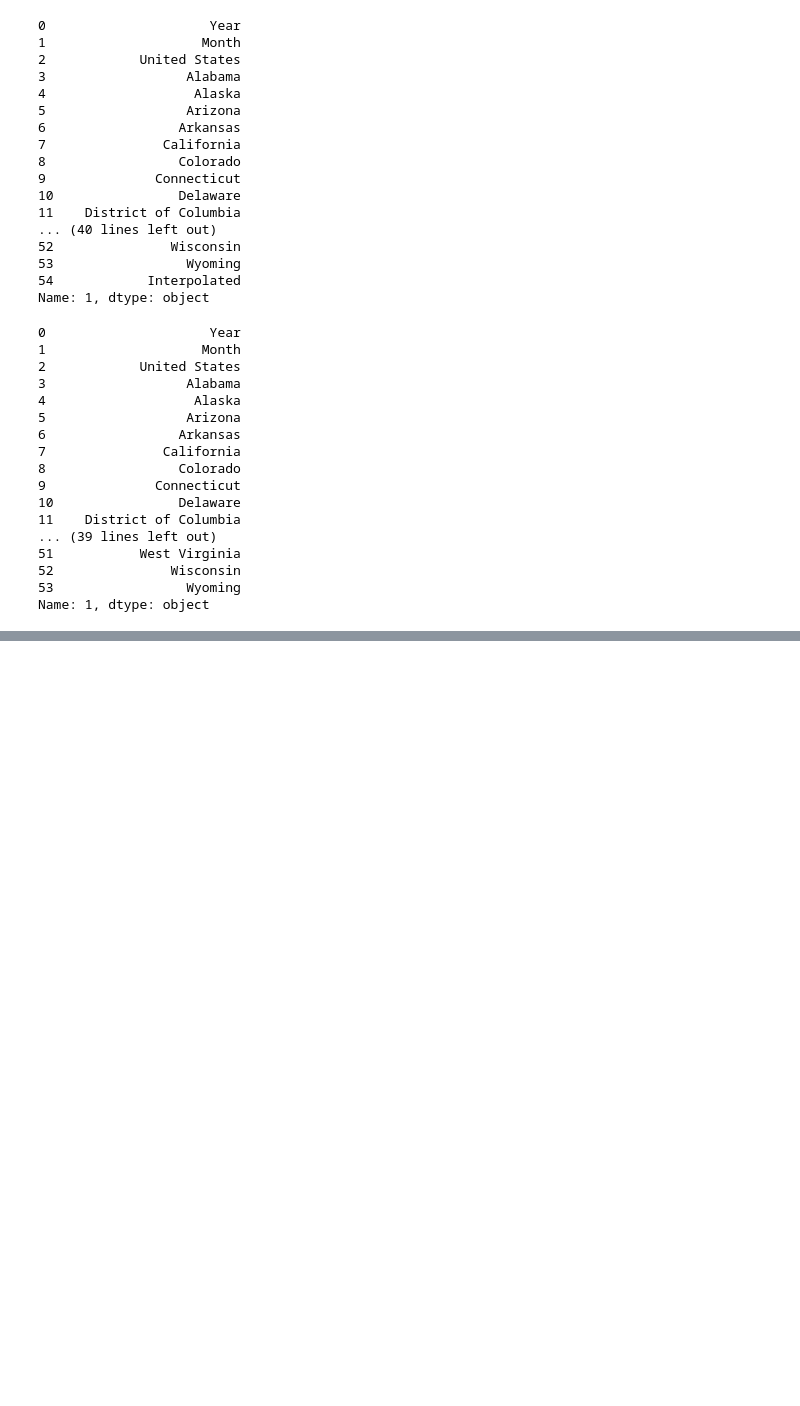
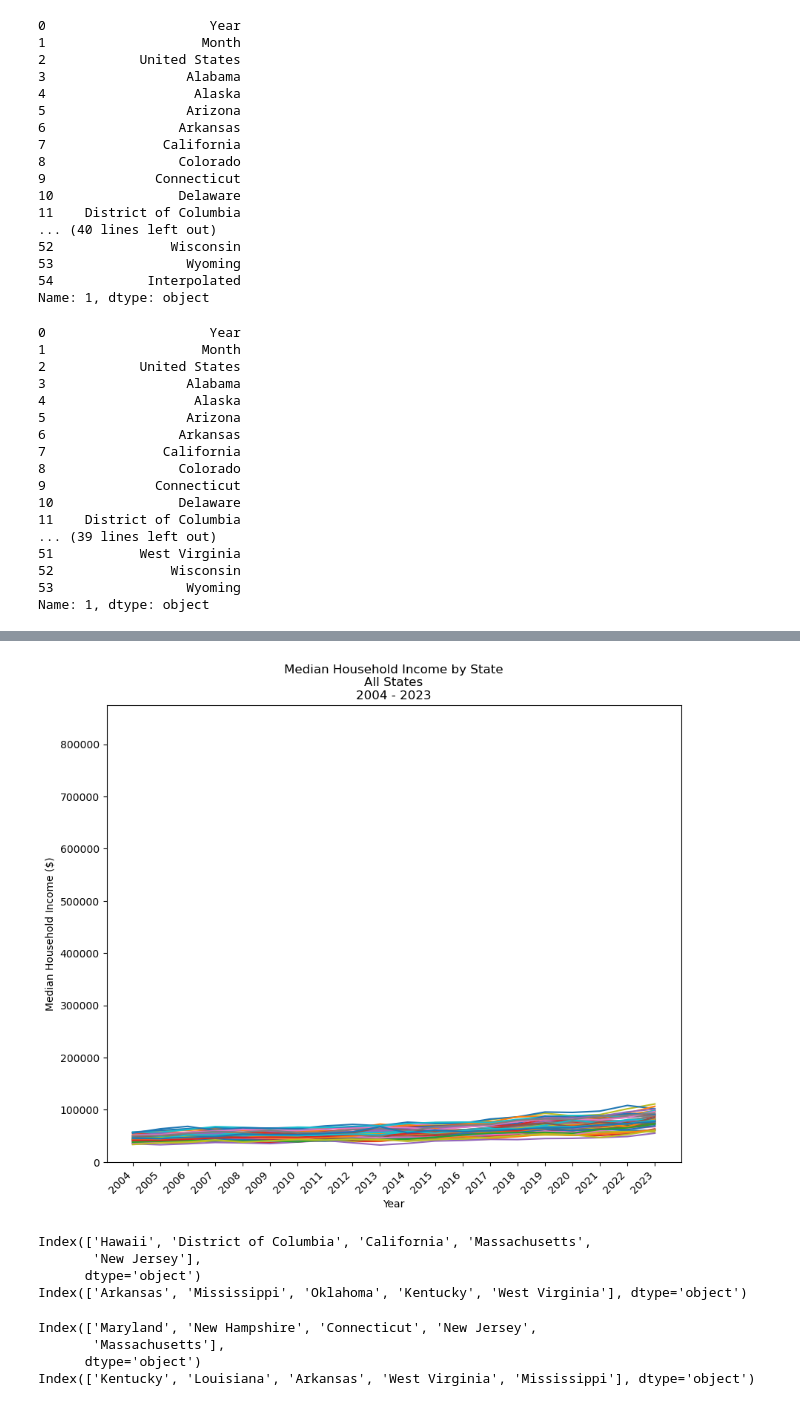
Before and after one commit to d-burke-data/Project_01, a Jupyter notebook: Work_David/Home_Value_vs_Median_Income.ipynb, the cells around one changed output, grey strips where cells are left out. Saved outputs shown, nothing was run; the diff lists cells and outputs as text; code cells hidden in the pictures; blank space fills up the shorter version.

```diff
--- a/Work_David/Home_Value_vs_Median_Income.ipynb
+++ b/Work_David/Home_Value_vs_Median_Income.ipynb
@@ -463,0 +169,52 @@ Saving to: Images/d11_Housing_Affordability_Top_Bottom_2023.png
+# %%
+plt.figure(figsize=(10,8))
+plt.plot(median_income_df.iloc[:,start_column:end_column])
+
+fig_xticks = range(0, len(median_income_df), 1)
+fig_labels = median_income_df['Year'][::1]
+plt.xticks(fig_xticks, labels=fig_labels, rotation=45, horizontalalignment='right')
+plt.title(f"Median Household Income by State\nAll States\n{fig_labels.iloc[0]} - {fig_labels.iloc[-1]}")
+plt.xlabel("Year")
+plt.ylabel("Median Household Income ($)")
+plt.ylim(0, 875000)
+
+#figure_count = save_figure(figure_count, "Images","Median_Income_2004-2023.png")
+plt.show();
+# %% [output]
+[figure, added]
+# %%
+# Calculate the means of median home value over the time range
+median_home_value_means_df = home_value_df.iloc[:,start_column:end_column].mean()
+
+# Get the top and bottom 5
+median_home_value_means_top_5_df = median_home_value_means_df.sort_values(ascending=False)[0:5]
+median_home_value_means_top_5_list = median_home_value_means_top_5_df.index
+print(median_home_value_means_top_5_list)
+
+median_home_value_means_bottom_5_df = median_home_value_means_df.sort_values(ascending=True)[0:5]
+median_home_value_means_bottom_5_df = median_home_value_means_bottom_5_df.sort_values(ascending=False)
+median_home_value_means_bottom_5_list = median_home_value_means_bottom_5_df.index
+print(median_home_value_means_bottom_5_list)
+# %% [output]
+Index(['Hawaii', 'District of Columbia', 'California', 'Massachusetts',
+       'New Jersey'],
+      dtype='object')
+Index(['Arkansas', 'Mississippi', 'Oklahoma', 'Kentucky', 'West Virginia'], dtype='object')
+# %%
+# Calculate the means of median income over the time range
+median_income_means_df = median_income_df.iloc[:,start_column:end_column].mean()
+
+# Get the top and bottom 5
+median_income_means_top_5_df = median_income_means_df.sort_values(ascending=False)[0:5]
+median_income_means_top_5_list = median_income_means_top_5_df.index
+print(median_income_means_top_5_list)
+
+median_income_means_bottom_5_df = median_income_means_df.sort_values(ascending=True)[0:5]
+median_income_means_bottom_5_df = median_income_means_bottom_5_df.sort_values(ascending=False)
+median_income_means_bottom_5_list = median_income_means_bottom_5_df.index
+print(median_income_means_bottom_5_list)
+# %% [output]
+Index(['Maryland', 'New Hampshire', 'Connecticut', 'New Jersey',
+       'Massachusetts'],
+      dtype='object')
+Index(['Kentucky', 'Louisiana', 'Arkansas', 'West Virginia', 'Mississippi'], dtype='object')
```
Also changed, not shown: parts of 55 cells of this notebook, 37 other files.
